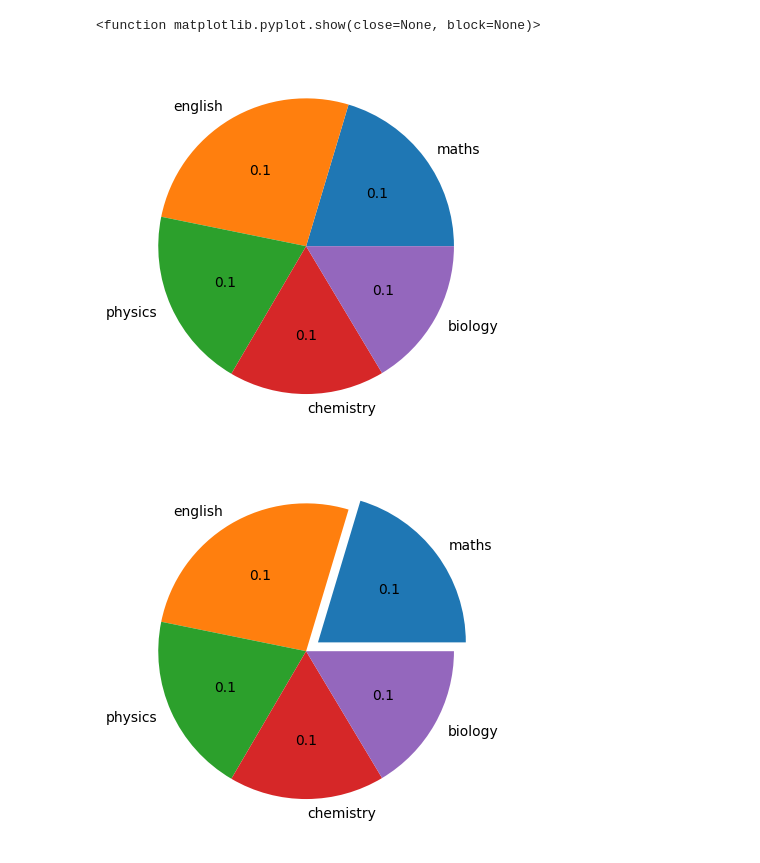
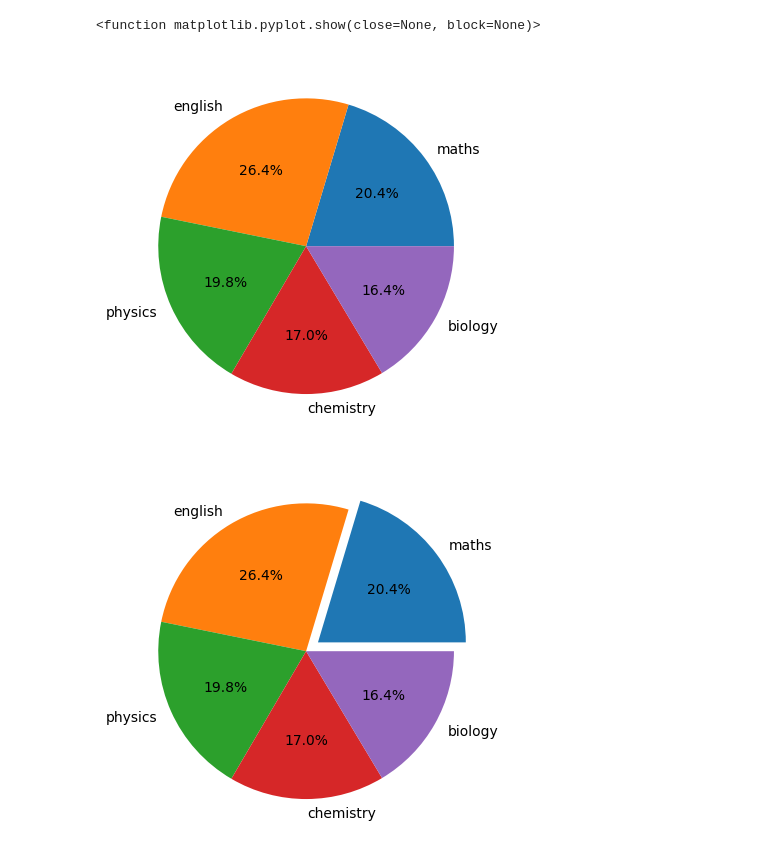
Before and after one commit to Anup-rDeshmukh/till_internship, a Jupyter notebook: matplot/pie_charts.ipynb, the cells around one changed output. Cells and saved outputs as stored; diff of their text form; code cells hidden in the pictures.

```diff
--- a/matplot/pie_charts.ipynb
+++ b/matplot/pie_charts.ipynb
@@ -1,19 +1,19 @@
 # %%
 import pandas as pd
 import matplotlib.pyplot as plt
 import numpy as np
 
 classes=['maths','english','physics','chemistry','biology']
 marks=[67,87,65,56,54]
 
-plt.pie(marks,labels=classes, autopct='0.1')
+plt.pie(marks,labels=classes, autopct='%1.1f%%')
 plt.show
 # %% [output]
 <function matplotlib.pyplot.show(close=None, block=None)>
-[figure, old version]
+[figure, new version]
 # %%
 explode_values=[0.1,0,0,0,0]
-plt.pie(marks,labels=classes, autopct='0.1' , explode=explode_values)
+plt.pie(marks,labels=classes, autopct='%1.1f%%' , explode=explode_values)
 plt.show()
 # %% [output]
-[figure, old version]
+[figure, new version]
```
Also changed, not shown: parts of 1 cell of this notebook, 1 other file.
